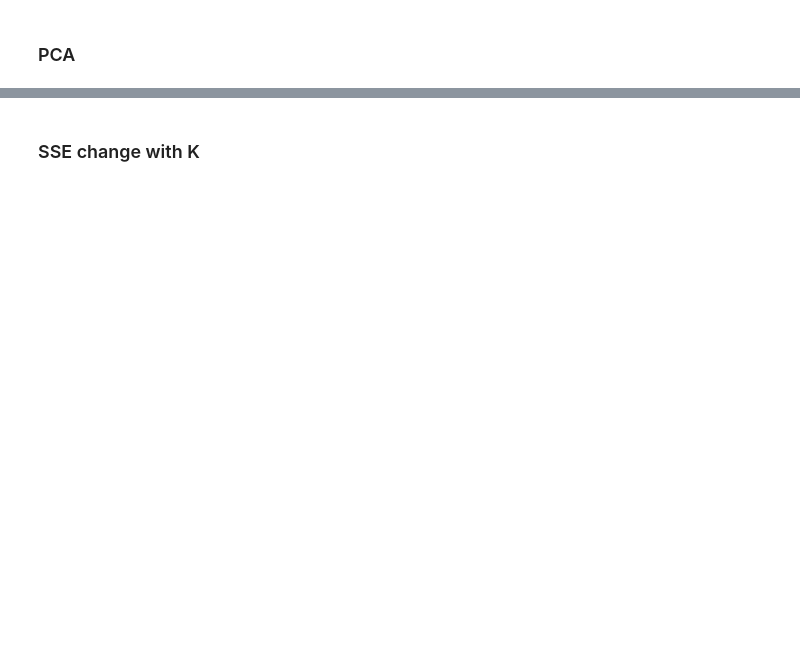
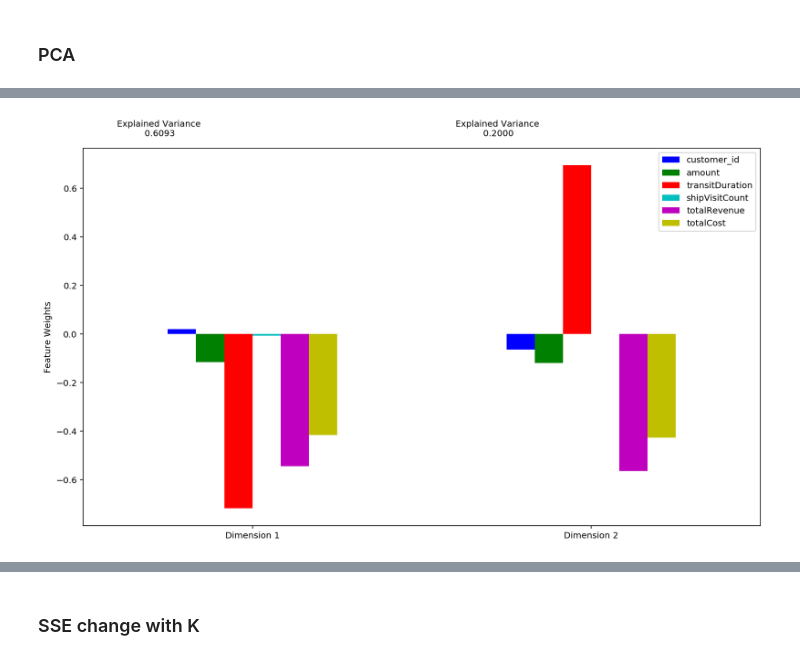
Before and after one commit to miaoever/IOT, a Jupyter notebook: Standup 4/K-means.ipynb, the cells around one changed output, grey strips where cells are left out. Cells and saved outputs as stored; diff of their text form; code cells hidden in the pictures; blank space fills up the shorter version.

```diff
--- a/Standup 4/K-means.ipynb
+++ b/Standup 4/K-means.ipynb
@@ -6,0 +101,11 @@
+# %%
+from sklearn.decomposition import PCA
+index2=["customer_id","amount","transitDuration", "shipVisitCount", "totalRevenue","totalCost"]
+X[2] = df[index2]
+
+pca = PCA(n_components=2)
+X[2] = pca.fit_transform(X[2])
+
+pca_results = vs.pca_results(df[index2], pca)
+# %% [output]
+[figure, added]
```
Also changed, not shown: parts of 15 cells of this notebook, 2 other files.
